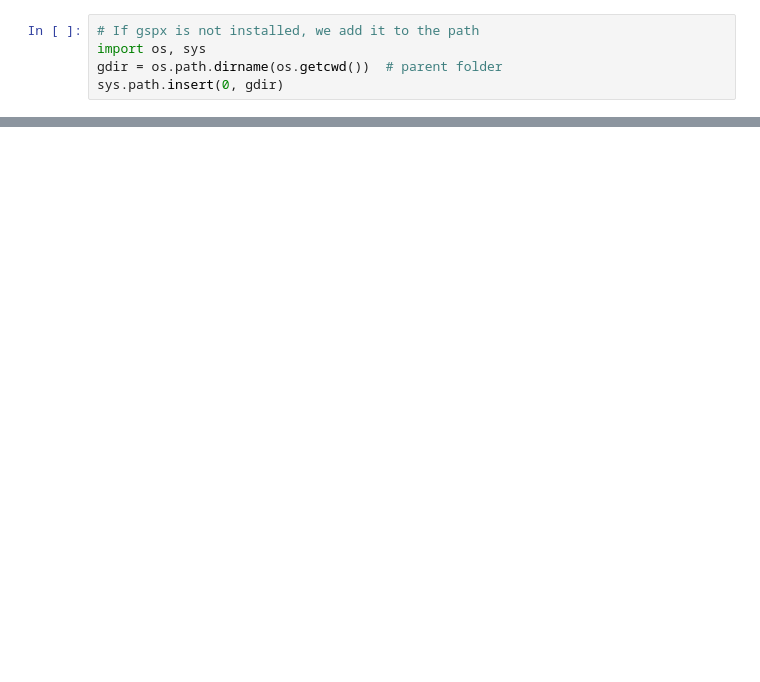
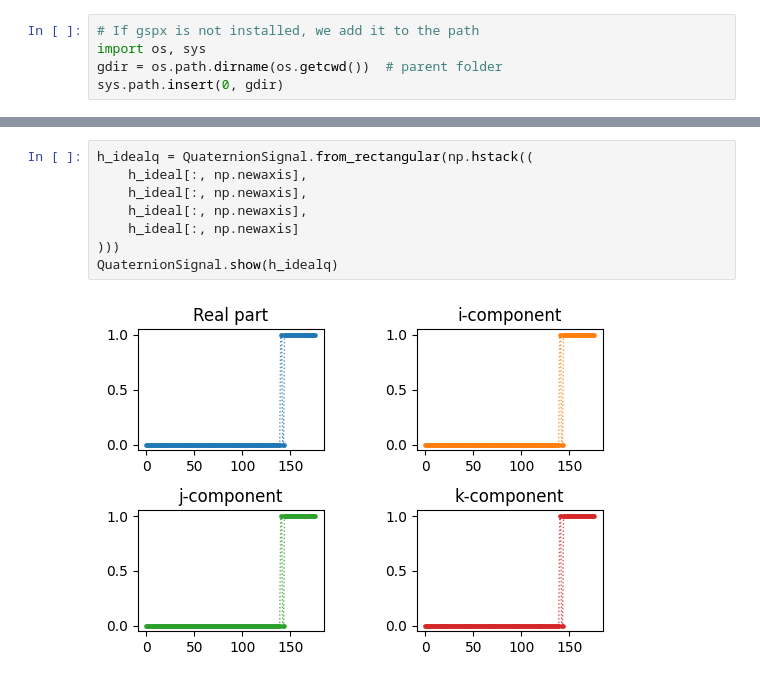
Before and after one commit to gboaviagem/gspx, a Jupyter notebook: notebooks/04_qlms.ipynb, the cells around one changed output, grey strips where cells are left out. Drawn from its saved outputs; the diff is of its cells as text; blank space fills up the shorter version.

```diff
--- a/notebooks/04_qlms.ipynb
+++ b/notebooks/04_qlms.ipynb
@@ -145,0 +108,10 @@ lms.fit(eig_vander, y=theta_ideal)
+# %%
+h_idealq = QuaternionSignal.from_rectangular(np.hstack((
+    h_ideal[:, np.newaxis],
+    h_ideal[:, np.newaxis],
+    h_ideal[:, np.newaxis],
+    h_ideal[:, np.newaxis]
+)))
+QuaternionSignal.show(h_idealq)
+# %% [output]
+[figure, added]
```
Also changed, not shown: parts of 42 cells of this notebook, 8 other files.
